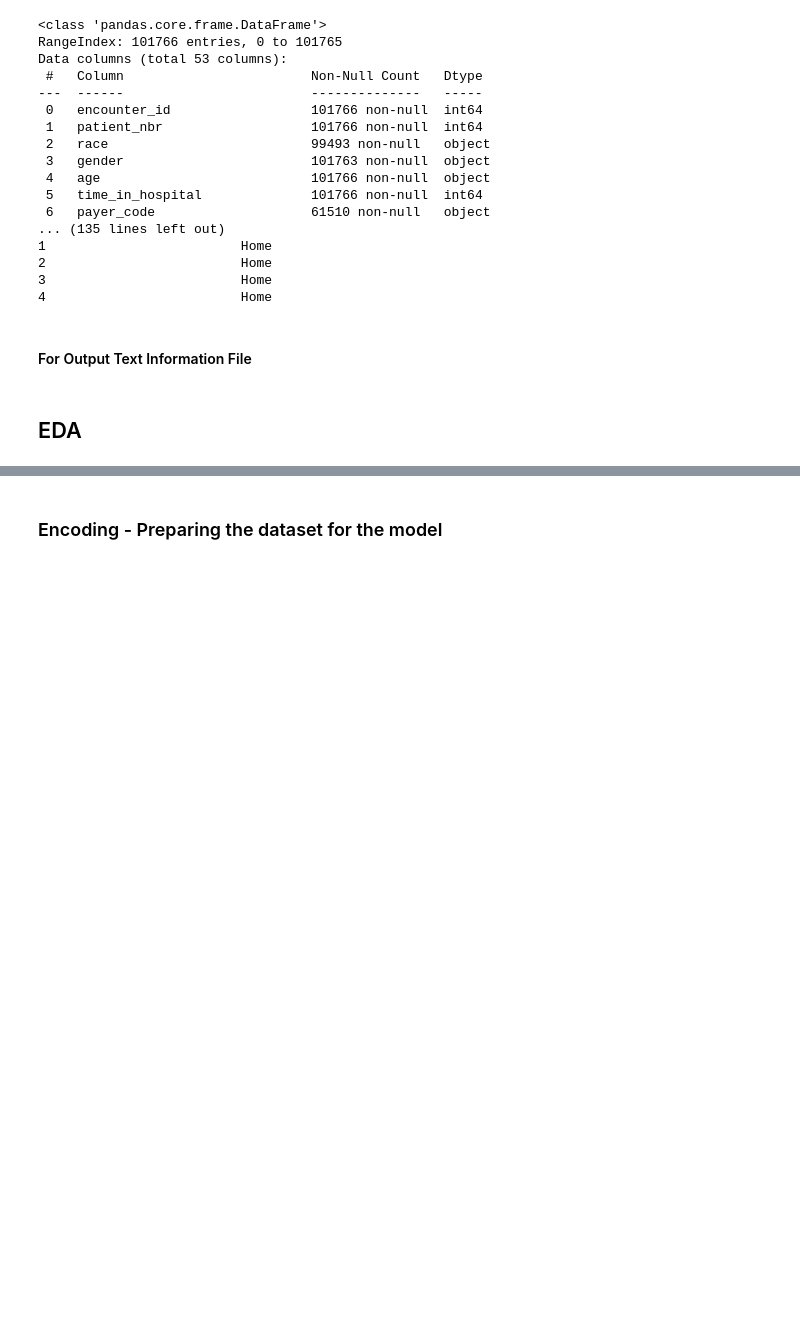
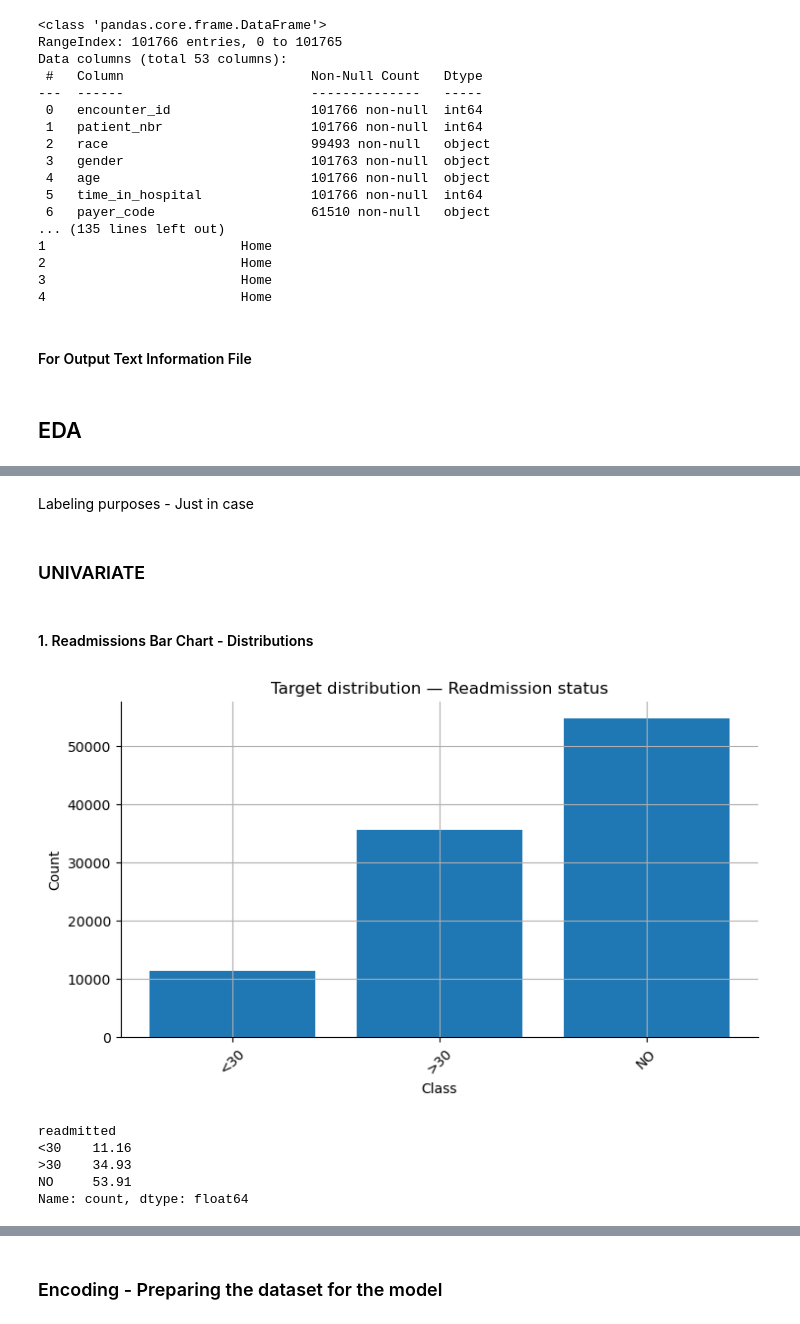
Before and after one commit to arunachalesh58/readmission-for-diabetes-patients, a Jupyter notebook: jupyter-nb-space/COMP-641-GroupProject.ipynb, the cells around one changed output, grey strips where cells are left out. Drawn from its saved outputs; the diff is of its cells as text; code cells hidden in the pictures; blank space fills up the shorter version.

```diff
--- a/jupyter-nb-space/COMP-641-GroupProject.ipynb
+++ b/jupyter-nb-space/COMP-641-GroupProject.ipynb
@@ -905,0 +951,55 @@ removing_weight_column += "Dropped 'weight' column due to too many missing eleme
+# %% [markdown]
+Labeling purposes - Just in case
+# %%
+# Encodings (kept here so plots show human-readable labels)
+race_map   = {0:"?", 1:"Caucasian", 2:"AfricanAmerican", 3:"Asian", 4:"Hispanic", 5:"Other"}
+gender_map = {0:"Unknown/Invalid", 1:"Male", 2:"Female"}
+age_map    = {0:"[0-10)",1:"[10-20)",2:"[20-30)",3:"[30-40)",4:"[40-50)",5:"[50-60)",
+              6:"[60-70)",7:"[70-80)",8:"[80-90)",9:"[90-100)"}
+# Target: 0=no, 1=<30, 2=>30
+readmit_map = {0:"no", 1:"<30", 2:">30"}
+
+# Labs
+a1c_map = {0:"None", 1:"norm", 2:">7", 3:">8"}
+glu_map = {0:"None", 1:"norm", 2:">200", 3:">300"}
+
+# Insulin (0=no, 1=steady, 2=up, 3=down)
+insulin_map = {0:"no", 1:"steady", 2:"up", 3:"down"}
+
+# Convenient helper to map safely if the column exists
+def map_labels(series, mapping):
+    s = series.copy()
+    try:
+        s = s.astype("Int64")
+    except Exception:
+        pass
+    return s.map(mapping).fillna(series)
+
+# Convenience: name of target column
+TARGET = "readmitted"
+# %% [markdown]
+### UNIVARIATE
+# %% [markdown]
+#### 1. Readmissions Bar Chart - Distributions
+# %%
+counts = df[TARGET].value_counts().sort_index()
+
+plt.figure()
+plt.bar(counts.index, counts.values)
+plt.title("Target distribution — Readmission status")
+plt.xlabel("Class")
+plt.ylabel("Count")
+plt.xticks(rotation=45)  # added for readability
+plt.tight_layout()
+plt.show()
+
+# Percentages for write-up
+percentages = (counts / counts.sum() * 100).round(2)
+percentages
+# %% [output]
+[figure, added]
+readmitted
+<30    11.16
+>30    34.93
+NO     53.91
+Name: count, dtype: float64
```
Also changed, not shown: parts of 42 cells of this notebook.
